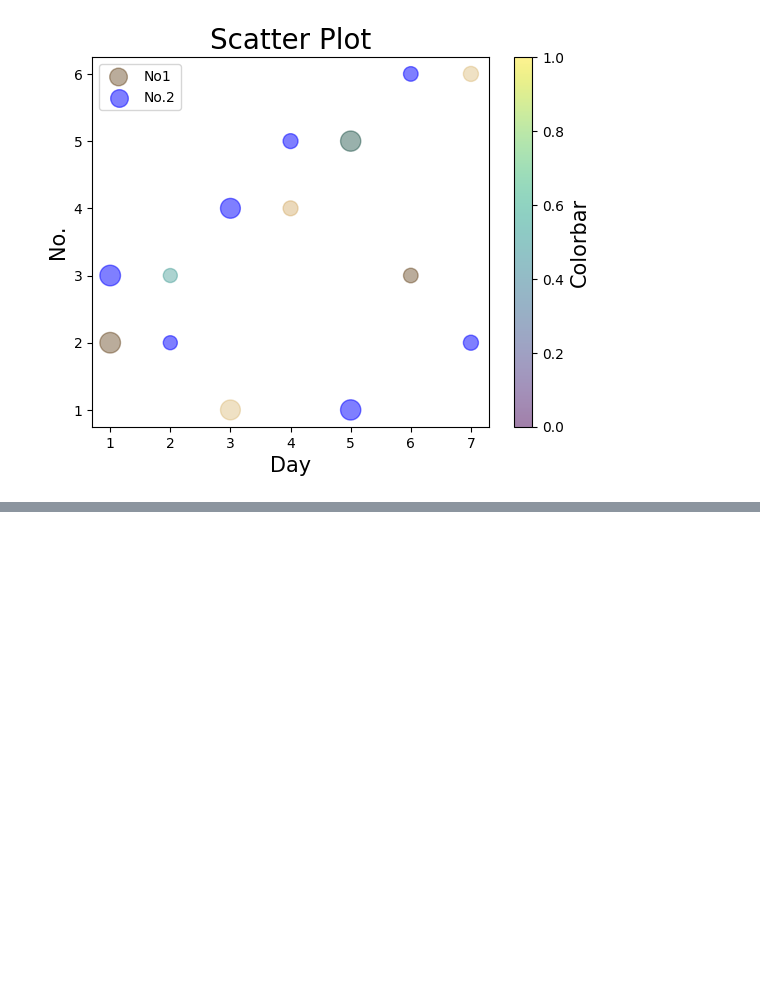
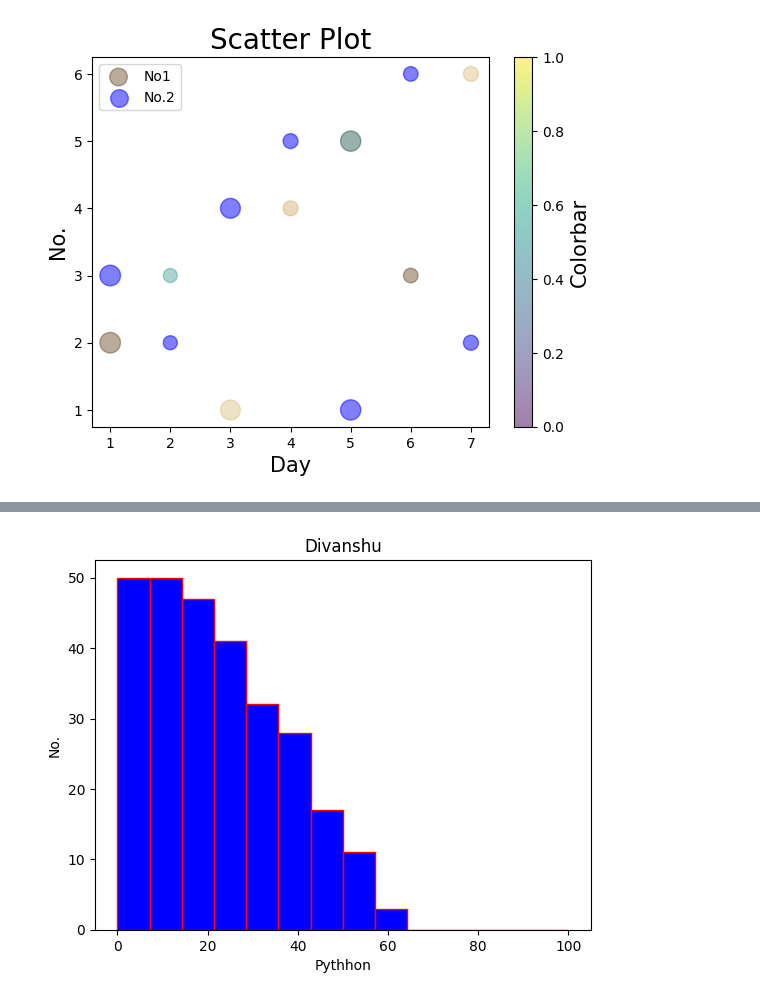
Before and after one commit to ebuillent13yadav/Matplotlib_Notes, a Jupyter notebook: Matplotlib_Turtorial.ipynb, the cells around one changed output, grey strips where cells are left out. Cells and saved outputs as stored; diff of their text form; code cells hidden in the pictures; blank space fills up the shorter version.

```diff
--- a/Matplotlib_Turtorial.ipynb
+++ b/Matplotlib_Turtorial.ipynb
@@ -99,0 +118,9 @@ plt.show()
+# %%
+l = [10,20,30,40,50,60]
+plt.hist(no, color="b", edgecolor="r", range=(0,100), bins="auto", cumulative=-1)
+plt.title("Divanshu")
+plt.xlabel("Pythhon")
+plt.ylabel("No.")
+plt.show()
+# %% [output]
+[figure, added]
```
Also changed, not shown: parts of 3 cells of this notebook.
